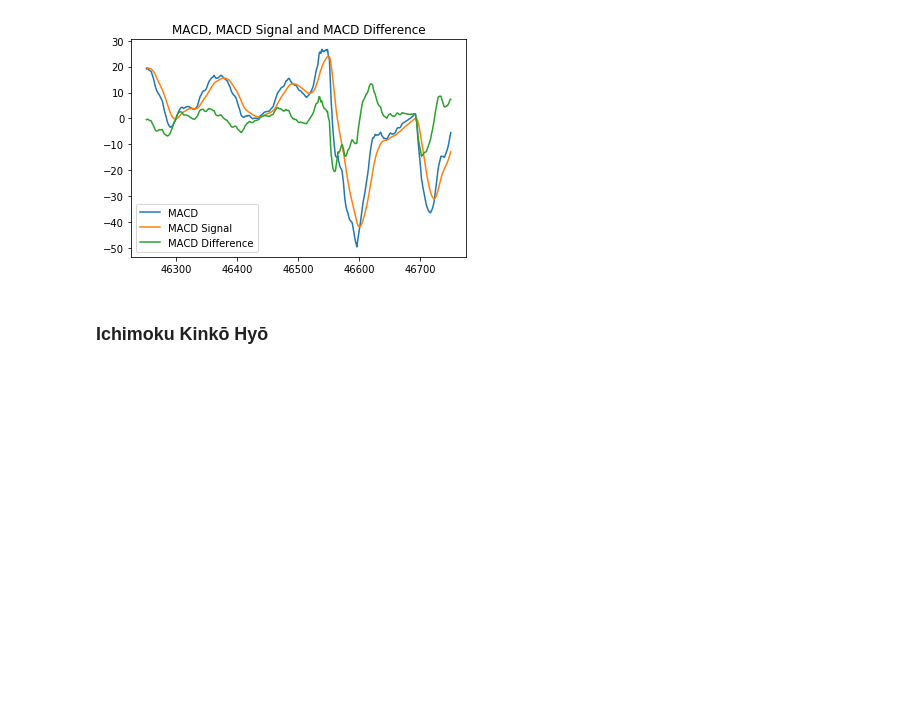
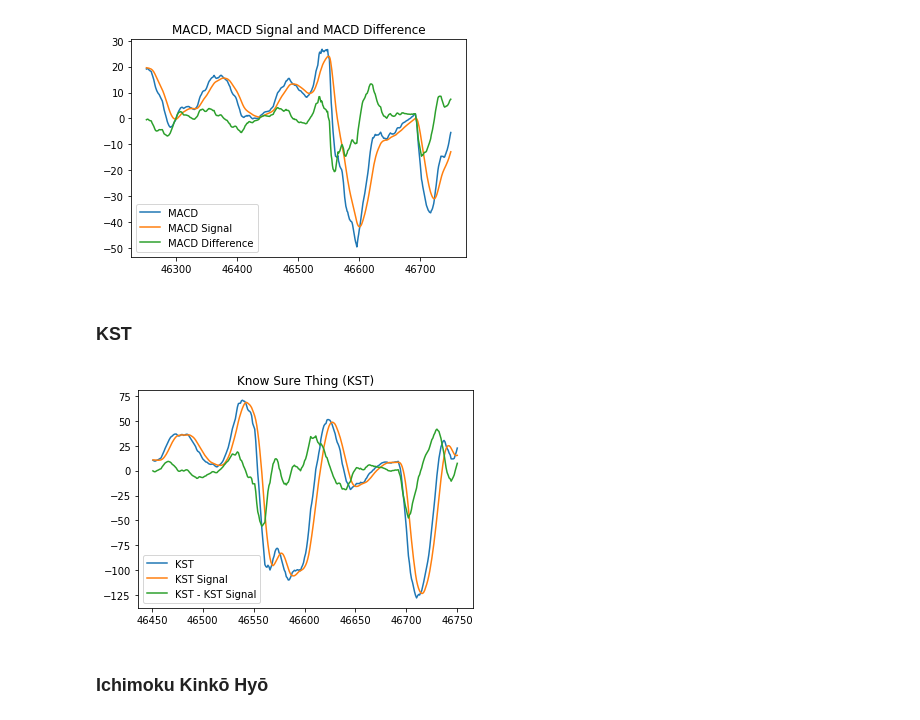
Before and after one commit to bukosabino/ta, a Jupyter notebook: examples_to_use/visualize_features.ipynb, the cells around one changed output. Drawn from its saved outputs; the diff is of its cells as text; code cells hidden in the pictures; blank space fills up the shorter version.

```diff
--- a/examples_to_use/visualize_features.ipynb
+++ b/examples_to_use/visualize_features.ipynb
@@ -80,6 +80,17 @@ plt.legend()
 plt.show()
 # %% [output]
 [figure]
+# %% [markdown]
+### KST
+# %%
+plt.plot(df[40700:41000].trend17, label='KST')
+plt.plot(df[40700:41000].trend18, label='KST Signal')
+plt.plot(df[40700:41000].trend19, label='KST - KST Signal')
+plt.title('Know Sure Thing (KST)')
+plt.legend()
+plt.show()
+# %% [output]
+[figure, added]
 # %% [markdown]
 ### Ichimoku Kinkō Hyō
 # %%
```
Also changed, not shown: parts of 3 cells of this notebook, 1 other file.
